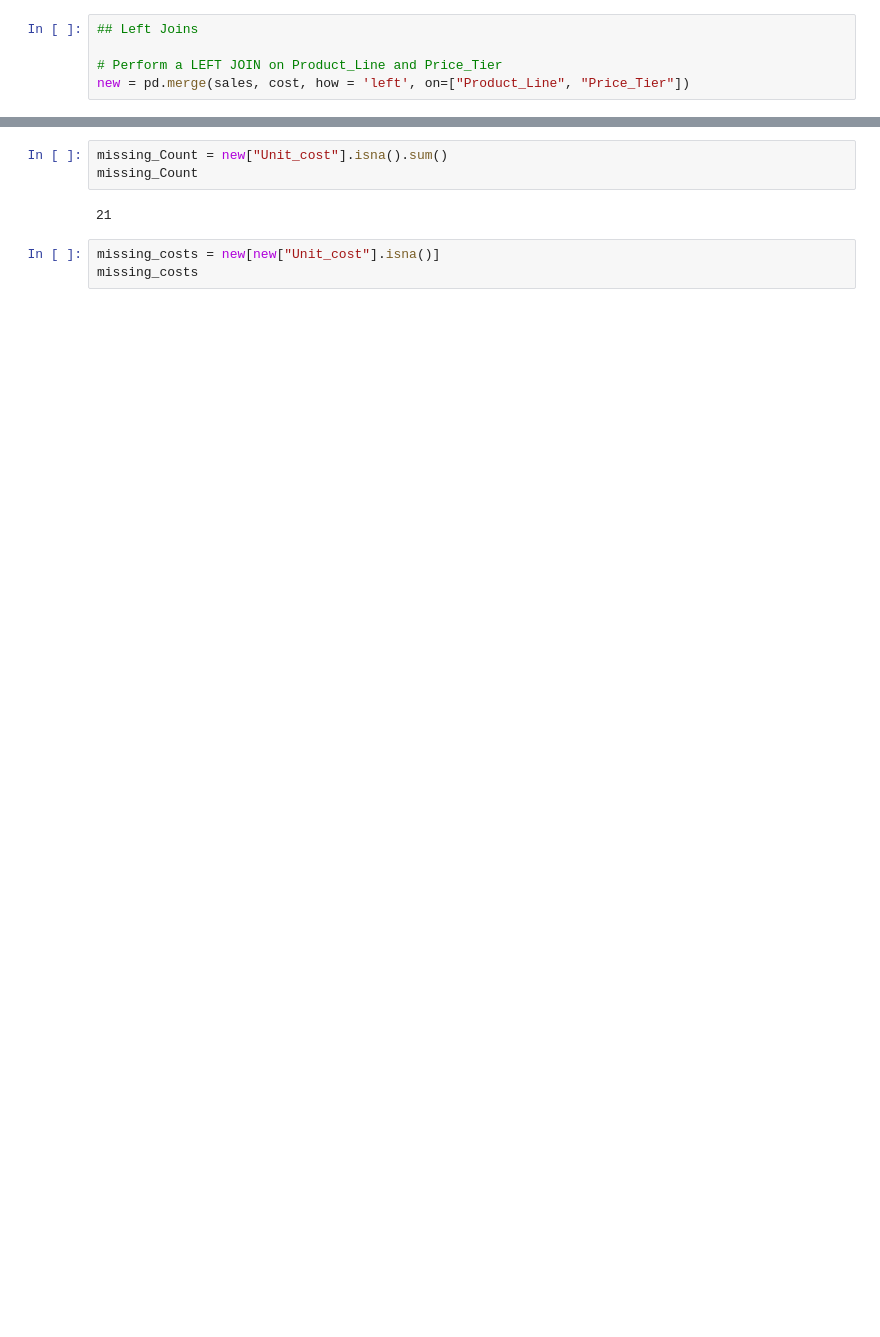
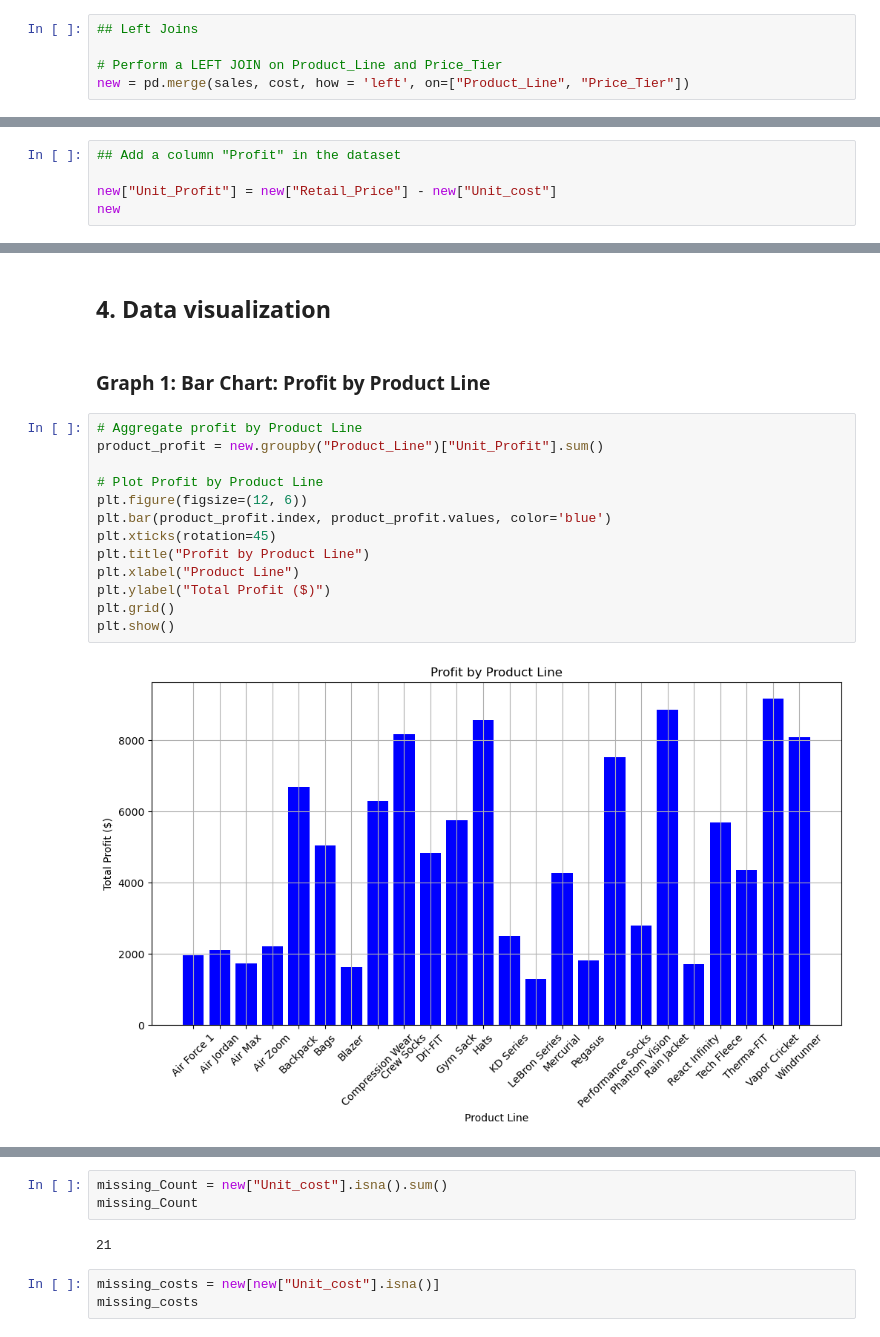
Before and after one commit to kchan450/Assignment3, a Jupyter notebook: Script/Assignment5_0220.ipynb, the cells around one changed output, grey strips where cells are left out. Cells and saved outputs as stored; diff of their text form; blank space fills up the shorter version.

```diff
--- a/Script/Assignment5_0220.ipynb
+++ b/Script/Assignment5_0220.ipynb
@@ -175,0 +202,5 @@ new = pd.merge(sales, cost, how = 'left', on=["Product_Line", "Price_Tier"])
+# %%
+## Add a column "Profit" in the dataset
+
+new["Unit_Profit"] = new["Retail_Price"] - new["Unit_cost"]
+new
@@ -175,0 +221,19 @@ new = pd.merge(sales, cost, how = 'left', on=["Product_Line", "Price_Tier"])
+# %% [markdown]
+## **4. Data visualization**
+# %% [markdown]
+### Graph 1: Bar Chart: Profit by Product Line
+# %%
+# Aggregate profit by Product Line
+product_profit = new.groupby("Product_Line")["Unit_Profit"].sum()
+
+# Plot Profit by Product Line
+plt.figure(figsize=(12, 6))
+plt.bar(product_profit.index, product_profit.values, color='blue')
+plt.xticks(rotation=45)
+plt.title("Profit by Product Line")
+plt.xlabel("Product Line")
+plt.ylabel("Total Profit ($)")
+plt.grid()
+plt.show()
+# %% [output]
+[figure, added]
```
Also changed, not shown: parts of 15 cells of this notebook.
